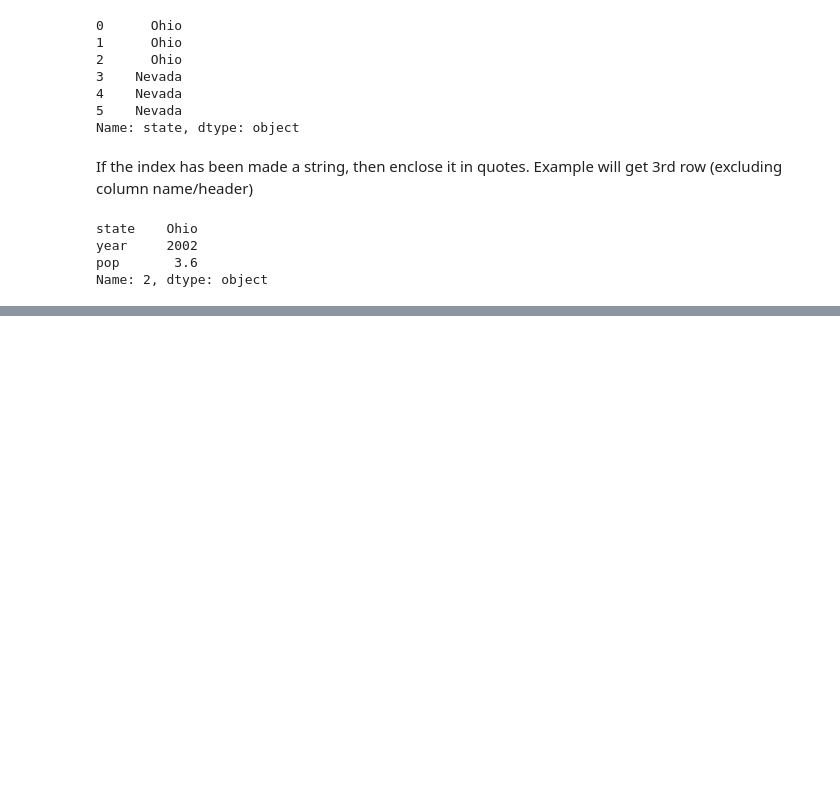
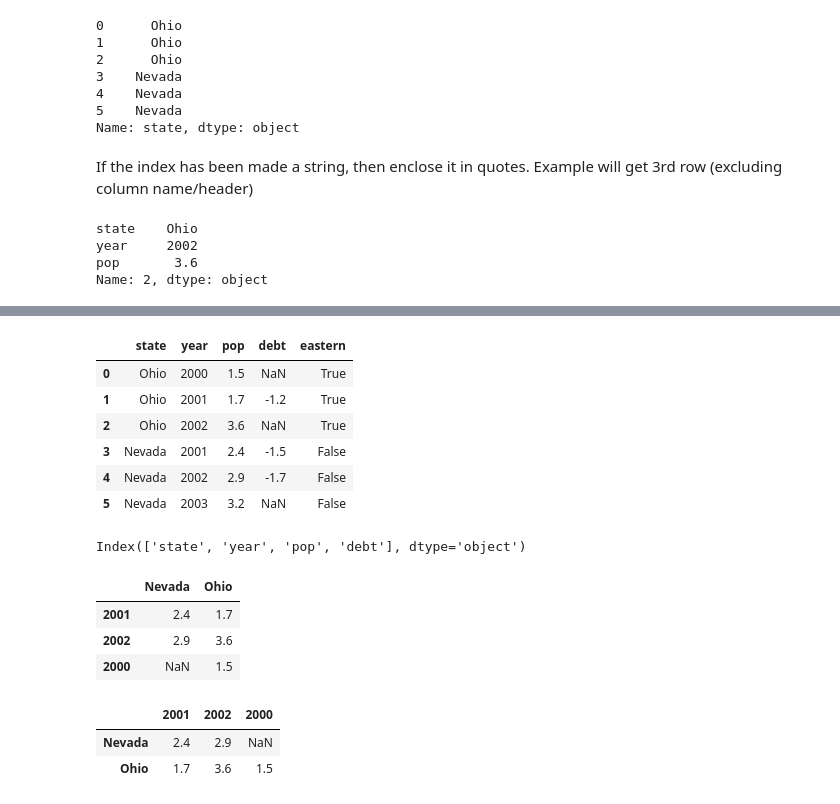
Before and after one commit to mikerly131/WesCh5, a Jupyter notebook: Chapter5WorkAlong.ipynb, the cells around one changed output, grey strips where cells are left out. Drawn from its saved outputs; the diff is of its cells as text; code cells hidden in the pictures; blank space fills up the shorter version.

```diff
--- a/Chapter5WorkAlong.ipynb
+++ b/Chapter5WorkAlong.ipynb
@@ -275,3 +275,6 @@ state    Ohio
 year     2002
 pop       3.6
 Name: 2, dtype: object
+# %%
+val = pd.Series([-1.2, -1.5, -1.7], index=[1, 3, 4])
+frame['debt'] = val
@@ -277,0 +291,12 @@ Name: 2, dtype: object
+# %%
+frame['eastern'] = frame.state == 'Ohio'
+# %%
+frame
+# %% [output]
+|  | state | year | pop | debt | eastern |
+| 0 | Ohio | 2000 | 1.5 | NaN | True |
+| 1 | Ohio | 2001 | 1.7 | -1.2 | True |
+| 2 | Ohio | 2002 | 3.6 | NaN | True |
+| 3 | Nevada | 2001 | 2.4 | -1.5 | False |
+| 4 | Nevada | 2002 | 2.9 | -1.7 | False |
+| 5 | Nevada | 2003 | 3.2 | NaN | False |
@@ -277,0 +305,4 @@ Name: 2, dtype: object
+# %%
+frame.columns
+# %% [output]
+Index(['state', 'year', 'pop', 'debt'], dtype='object')
@@ -277,0 +313,13 @@ Name: 2, dtype: object
+# %%
+frame2
+# %% [output]
+|  | Nevada | Ohio |
+| 2001 | 2.4 | 1.7 |
+| 2002 | 2.9 | 3.6 |
+| 2000 | NaN | 1.5 |
+# %%
+frame2.T
+# %% [output]
+|  | 2001 | 2002 | 2000 |
+| Nevada | 2.4 | 2.9 | NaN |
+| Ohio | 1.7 | 3.6 | 1.5 |
```
Also changed, not shown: parts of 26 cells of this notebook.
